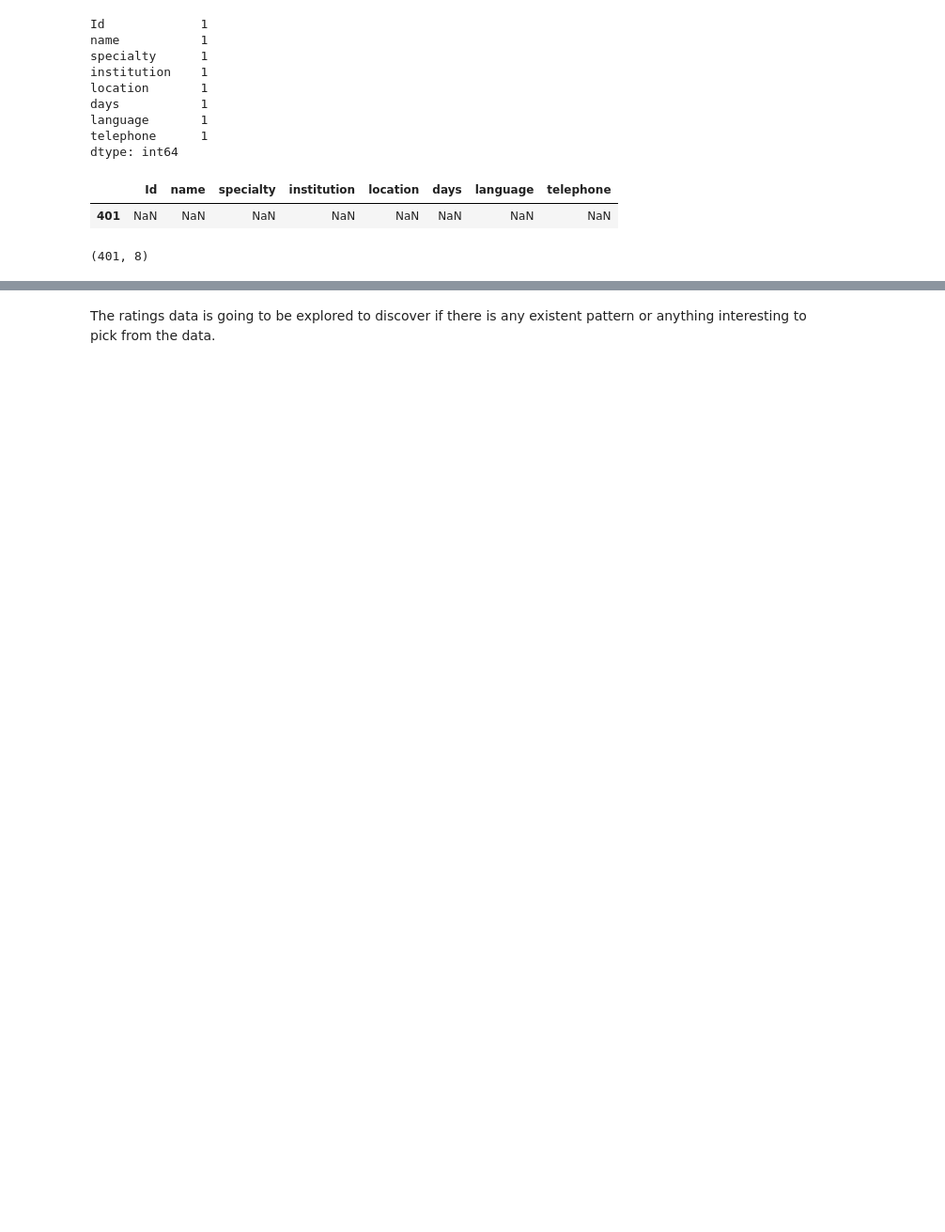
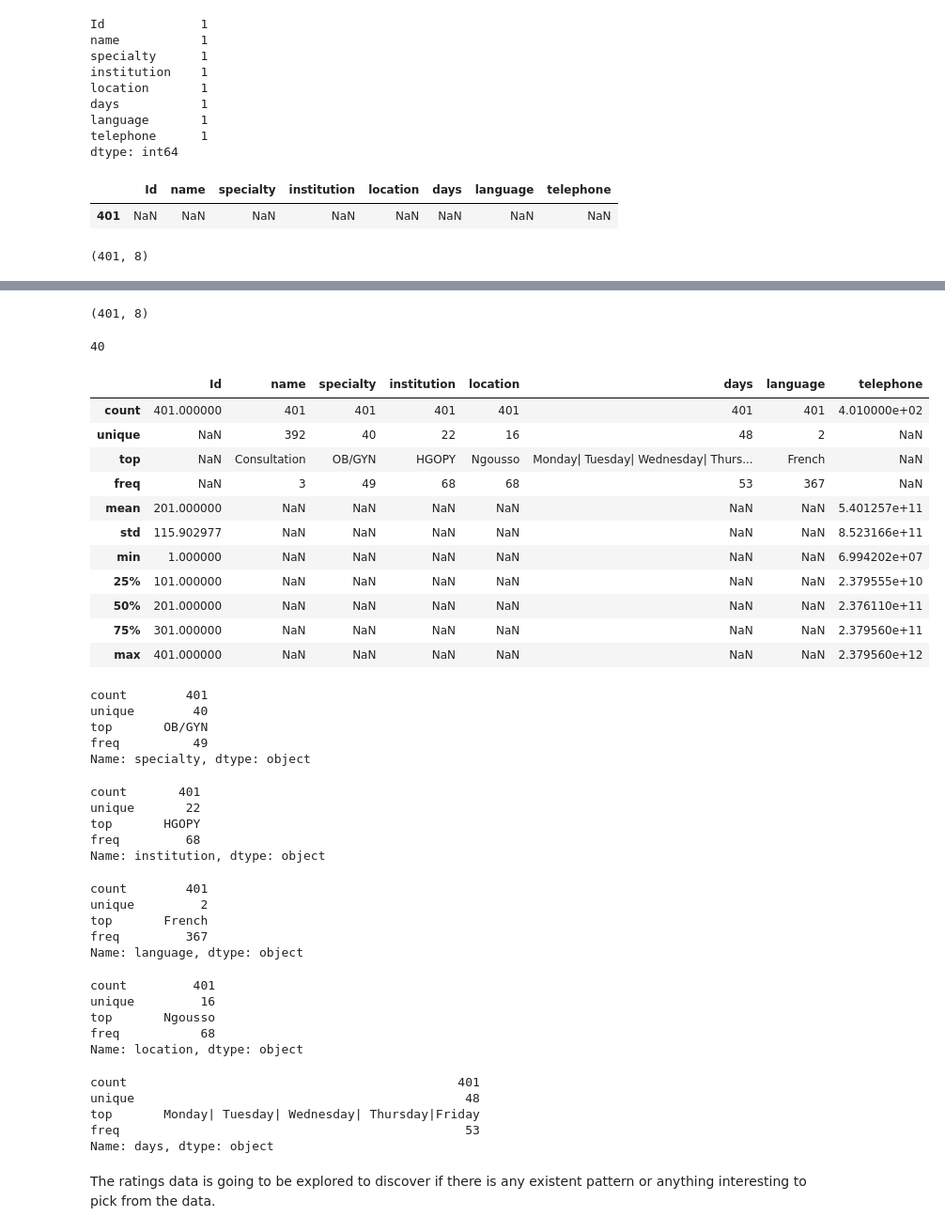
Before and after one commit to Galamos/Doctor_patient_application, a Jupyter notebook: Data_exploration_and_cleaning.ipynb, the cells around one changed output, grey strips where cells are left out. Shown: that part at 94% size. Saved outputs shown, nothing was run; the diff lists cells and outputs as text; code cells hidden in the pictures; blank space fills up the shorter version.

```diff
--- a/Data_exploration_and_cleaning.ipynb
+++ b/Data_exploration_and_cleaning.ipynb
@@ -112,3 +161,67 @@ specialists.shape
+# %%
+specialists.shape
+# %% [output]
+(401, 8)
+# %%
+#Return the specialist count
+len(specialists['specialty'].unique().tolist())
+# %% [output]
+40
+# %%
+specialists.describe(include = ['object', 'float'])
+# %% [output]
+|  | Id | name | specialty | institution | location | days | language | telephone |
+| count | 401.000000 | 401 | 401 | 401 | 401 | 401 | 401 | 4.010000e+02 |
+| unique | NaN | 392 | 40 | 22 | 16 | 48 | 2 | NaN |
+| top | NaN | Consultation | OB/GYN | HGOPY | Ngousso | Monday| Tuesday| Wednesday| Thurs... | French | NaN |
+| freq | NaN | 3 | 49 | 68 | 68 | 53 | 367 | NaN |
+| mean | 201.000000 | NaN | NaN | NaN | NaN | NaN | NaN | 5.401257e+11 |
+| std | 115.902977 | NaN | NaN | NaN | NaN | NaN | NaN | 8.523166e+11 |
+| min | 1.000000 | NaN | NaN | NaN | NaN | NaN | NaN | 6.994202e+07 |
+| 25% | 101.000000 | NaN | NaN | NaN | NaN | NaN | NaN | 2.379555e+10 |
+| 50% | 201.000000 | NaN | NaN | NaN | NaN | NaN | NaN | 2.376110e+11 |
+| 75% | 301.000000 | NaN | NaN | NaN | NaN | NaN | NaN | 2.379560e+11 |
+| max | 401.000000 | NaN | NaN | NaN | NaN | NaN | NaN | 2.379560e+12 |
+# %%
+specialists['specialty'].describe()
+# %% [output]
+count        401
+unique        40
+top       OB/GYN
+freq          49
+Name: specialty, dtype: object
+# %%
+specialists['institution'].describe()
+# %% [output]
+count       401
+unique       22
+top       HGOPY
+freq         68
+Name: institution, dtype: object
+# %%
+specialists['language'].describe()
+# %% [output]
+count        401
+unique         2
+top       French
+freq         367
+Name: language, dtype: object
+# %%
+specialists['location'].describe()
+# %% [output]
+count         401
+unique         16
+top       Ngousso
+freq           68
+Name: location, dtype: object
+# %%
+specialists['days'].describe()
+# %% [output]
+count                                             401
+unique                                             48
+top       Monday| Tuesday| Wednesday| Thursday|Friday
+freq                                               53
+Name: days, dtype: object
 # %%
 #Export the clean data to a csv file for future use
 specialists.to_csv('.\specialistLens.csv')
```
Also changed, not shown: parts of 14 cells of this notebook.
